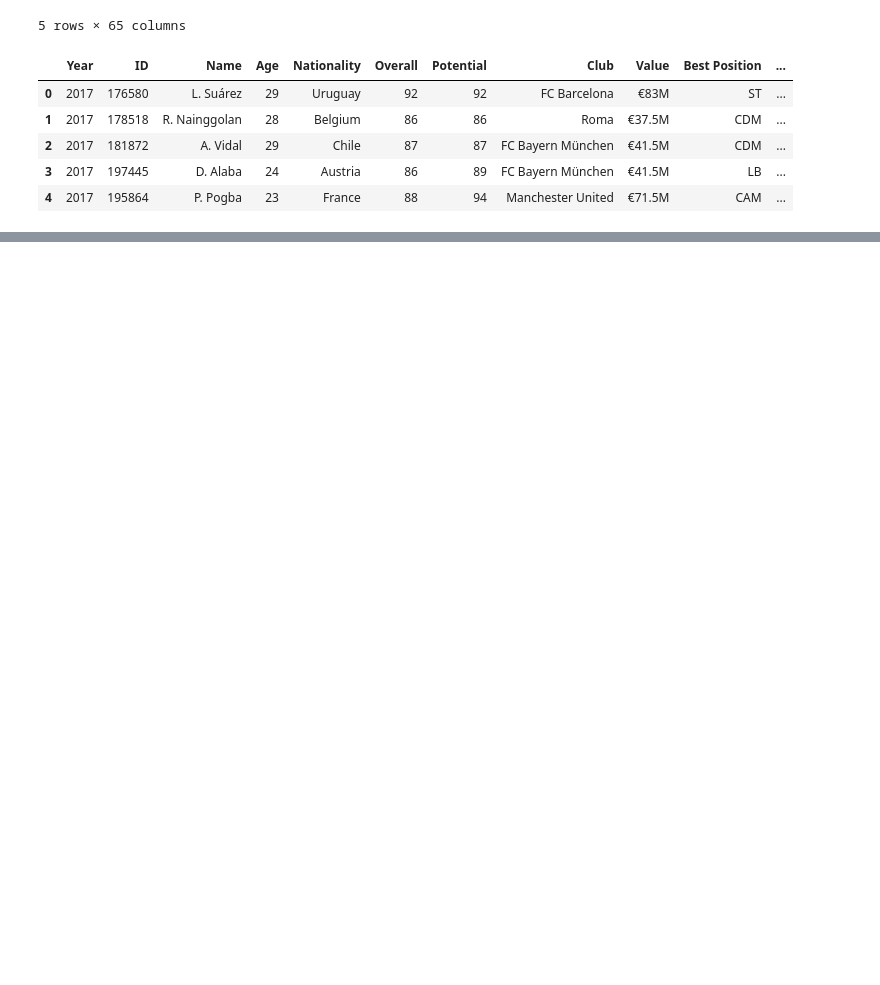
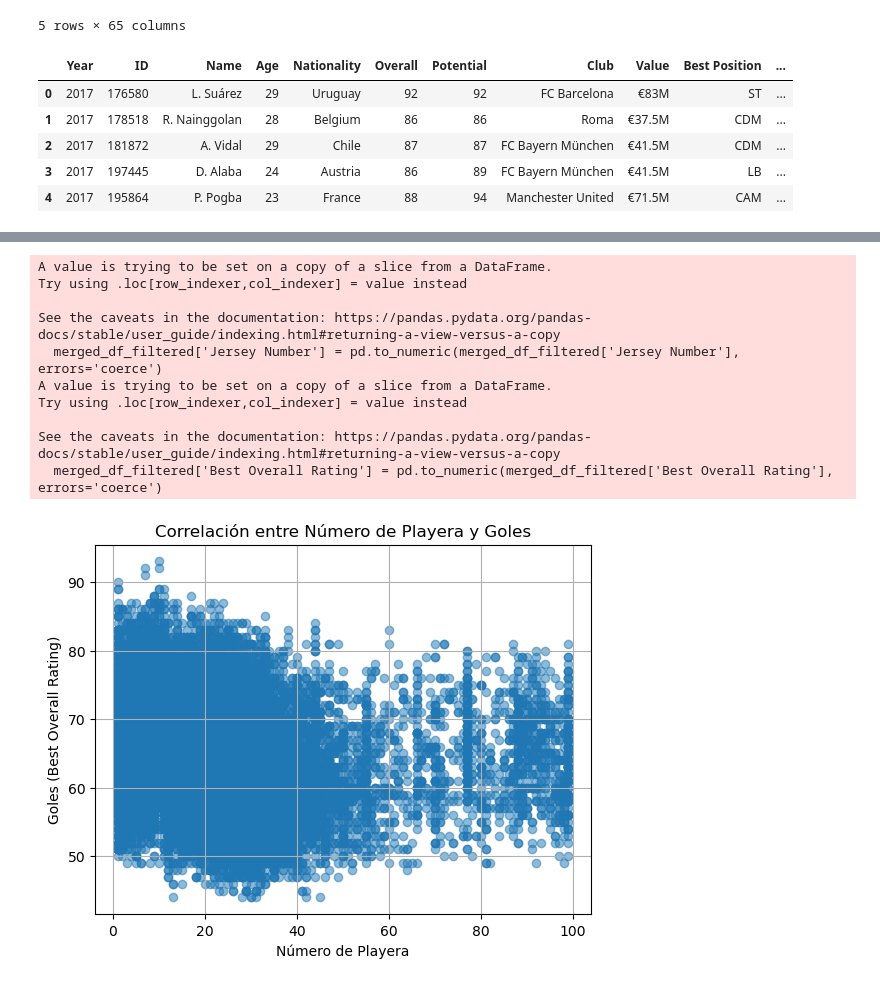
Before and after one commit to ferarsto/Project-1---Team-5-, a Jupyter notebook: Project_1_Team_5.ipynb, the cells around one changed output, grey strips where cells are left out. Cells and saved outputs as stored; diff of their text form; code cells hidden in the pictures; blank space fills up the shorter version.

```diff
--- a/Project_1_Team_5.ipynb
+++ b/Project_1_Team_5.ipynb
@@ -98,0 +165,40 @@ merged_df_clean.to_csv("Merged_Table.csv", index=False)
+# %%
+import pandas as pd
+import matplotlib.pyplot as plt
+
+# Leer el archivo CSV limpio
+merged_df_clean = pd.read_csv("Merged_Table.csv")
+
+# Filtrar los datos que tengan un valor diferente de cero en las columnas "Value" y "Wage",
+# y que sean diferentes de NaN en la columna "Jersey Number"
+merged_df_filtered = merged_df_clean[(merged_df_clean['Value'] != 0) &
+                                     (merged_df_clean['Wage'] != 0) &
+                                     (~merged_df_clean['Jersey Number'].isnull())]
+
+# Convertir la columna "Jersey Number" y "Best Overall Rating" a tipo numérico
+merged_df_filtered['Jersey Number'] = pd.to_numeric(merged_df_filtered['Jersey Number'], errors='coerce')
+merged_df_filtered['Best Overall Rating'] = pd.to_numeric(merged_df_filtered['Best Overall Rating'], errors='coerce')
+
+# Crear la gráfica de dispersión
+plt.scatter(merged_df_filtered['Jersey Number'], merged_df_filtered['Best Overall Rating'], alpha=0.5)
+
+# Configurar los ejes y etiquetas
+plt.xlabel('Número de Playera')
+plt.ylabel('Goles (Best Overall Rating)')
+plt.title('Correlación entre Número de Playera y Goles')
+plt.grid(True)
+
+# Mostrar la gráfica
+plt.show()
+# %% [output]
+A value is trying to be set on a copy of a slice from a DataFrame.
+Try using .loc[row_indexer,col_indexer] = value instead
+
+See the caveats in the documentation: https://pandas.pydata.org/pandas-docs/stable/user_guide/indexing.html#returning-a-view-versus-a-copy
+  merged_df_filtered['Jersey Number'] = pd.to_numeric(merged_df_filtered['Jersey Number'], errors='coerce')
+A value is trying to be set on a copy of a slice from a DataFrame.
+Try using .loc[row_indexer,col_indexer] = value instead
+
+See the caveats in the documentation: https://pandas.pydata.org/pandas-docs/stable/user_guide/indexing.html#returning-a-view-versus-a-copy
+  merged_df_filtered['Best Overall Rating'] = pd.to_numeric(merged_df_filtered['Best Overall Rating'], errors='coerce')
+[figure, added]
```
Also changed, not shown: parts of 16 cells of this notebook.
